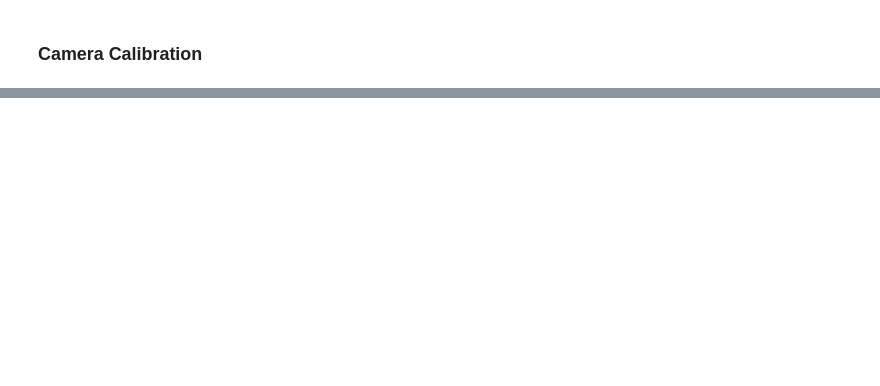
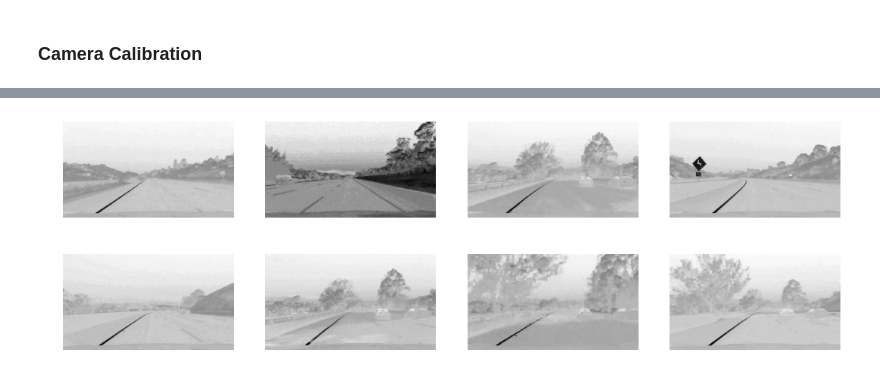
Before and after one commit to scrottty/CarND-Advanced-Lane-Lines, a Jupyter notebook: workbook.ipynb, the cells around one changed output, grey strips where cells are left out. Drawn from its saved outputs; the diff is of its cells as text; code cells hidden in the pictures; blank space fills up the shorter version.

```diff
--- a/workbook.ipynb
+++ b/workbook.ipynb
@@ -83,0 +116,34 @@ plt.show()
+# %%
+# Convert to various colorspaces to which pick out lines
+images_RGB = np.array([cv2.cvtColor(img, cv2.COLOR_BGR2RGB) for img in imagesUndist])
+images_R = images_RGB[:,:,:,0]
+images_G = images_RGB[:,:,:,1]
+images_B = images_RGB[:,:,:,2]
+
+images_HLS = np.array([cv2.cvtColor(img, cv2.COLOR_BGR2HLS) for img in images])
+images_H = images_HLS[:,:,:,0]
+images_L = images_HLS[:,:,:,1]
+images_S = images_HLS[:,:,:,2]
+
+images_HSV = np.array([cv2.cvtColor(img, cv2.COLOR_BGR2HSV) for img in images])
+images_H2 = images_HSV[:,:,:,0]
+images_S2 = images_HSV[:,:,:,1]
+images_V = images_HSV[:,:,:,2]
+
+images_YUV = np.array([cv2.cvtColor(img, cv2.COLOR_BGR2YUV) for img in images])
+images_Y = images_YUV[:,:,:,0]
+images_U = images_YUV[:,:,:,1]
+images_V2 = images_YUV[:,:,:,2]
+
+images_GRAY = np.array([cv2.cvtColor(img, cv2.COLOR_BGR2GRAY) for img in images])
+# %%
+# Plot the colorspace for different colorspaces
+f, ax = plt.subplots(2,4, figsize=(15,5))
+ax = ax.ravel()
+f.tight_layout()
+for i in range(0,len(ax)):
+    ax[i].imshow(images_V2[i], cmap='gray')
+    ax[i].axis('off')
+plt.show()
+# %% [output]
+[figure, added]
```
Also changed, not shown: parts of 15 cells of this notebook, 14 other files.
